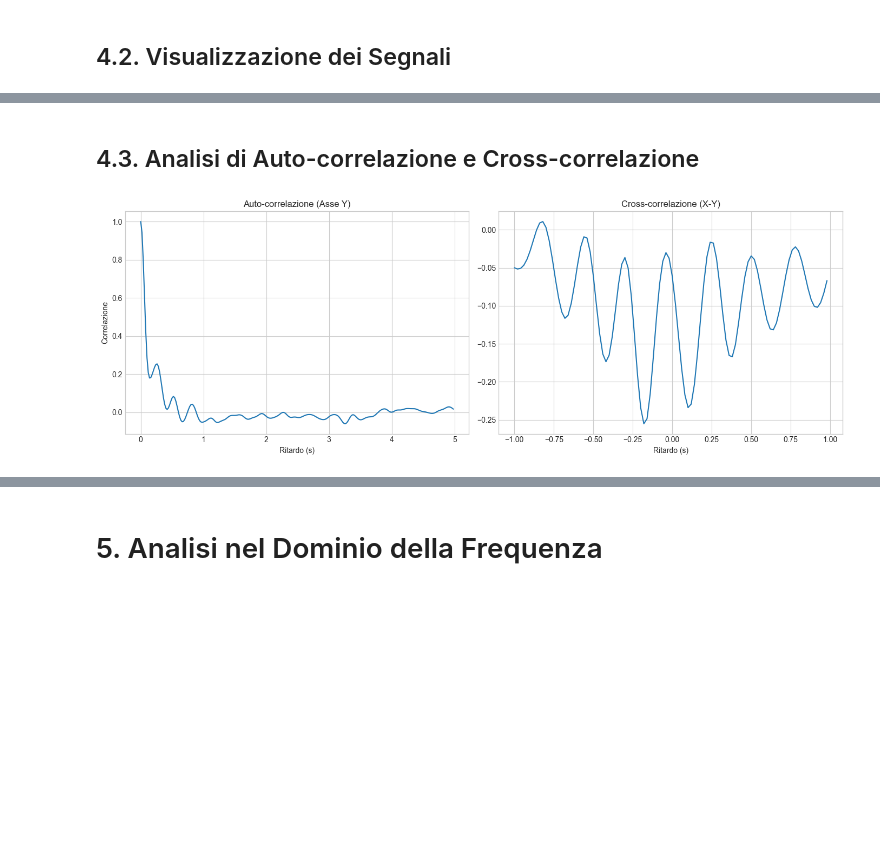
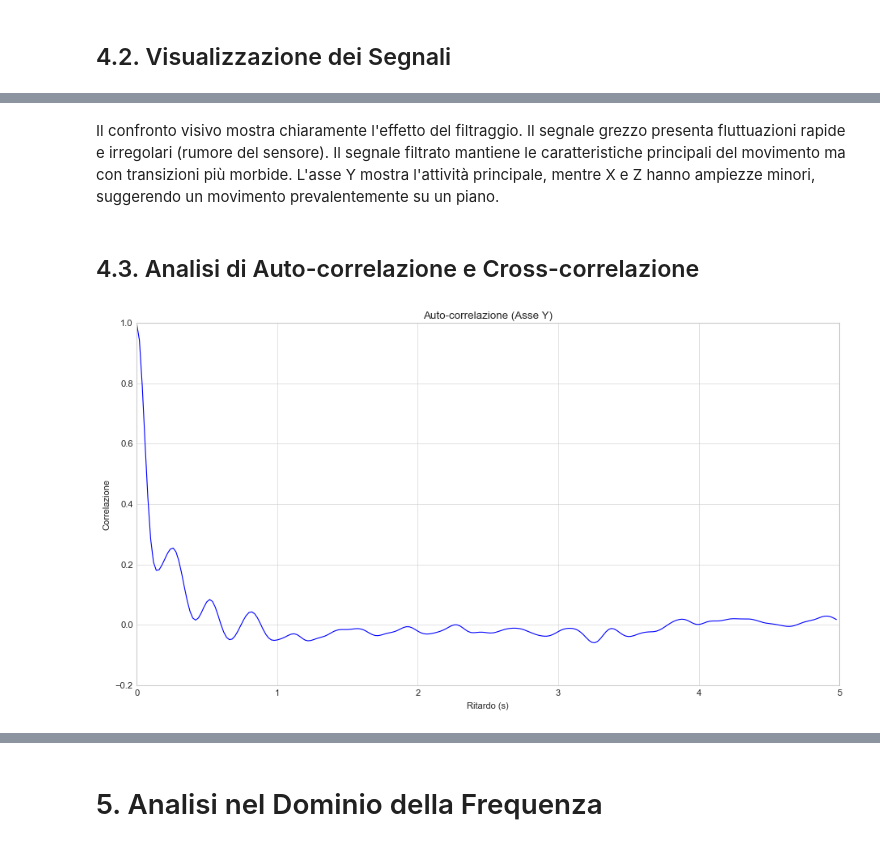
Before and after one commit to AlessioCamerano/Relazione-ATSD, a Jupyter notebook: analisi_segnale.ipynb, the cells around one changed output, grey strips where cells are left out. Drawn from its saved outputs; the diff is of its cells as text; code cells hidden in the pictures; blank space fills up the shorter version.

```diff
--- a/analisi_segnale.ipynb
+++ b/analisi_segnale.ipynb
@@ -49,8 +50,12 @@ plt.rcParams['font.size'] = 10
 # %%
 DATA_DIR = Path('RawData')
 exp_file = DATA_DIR / 'gyro_exp12_user06.txt'
-data = load_gyro_data(exp_file)
-fs = get_sampling_frequency()
+
+# Caricamento diretto dei dati
+data_array = np.loadtxt(exp_file)
+data = pd.DataFrame(data_array, columns=['gyro_x', 'gyro_y', 'gyro_z'])
+
+fs = 50.0  # Frequenza di campionamento in Hz
 T = 1 / fs
 n_samples = len(data)
 duration = n_samples * T
@@ -203,44 +221,34 @@ plt.show()
+# %% [markdown]
+Il confronto visivo mostra chiaramente l'effetto del filtraggio. Il segnale grezzo presenta fluttuazioni rapide e irregolari (rumore del sensore). Il segnale filtrato mantiene le caratteristiche principali del movimento ma con transizioni più morbide. L'asse Y mostra l'attività principale, mentre X e Z hanno ampiezze minori, suggerendo un movimento prevalentemente su un piano.
 # %% [markdown]
 ## 4.3. Analisi di Auto-correlazione e Cross-correlazione
 # %%
 def compute_autocorr(x, max_lag):
     """Calcola l'auto-correlazione normalizzata."""
     x_norm = (x - np.mean(x)) / np.std(x)
     ac = np.correlate(x_norm, x_norm, mode='full')
     mid = len(ac) // 2
     return ac[mid:mid + max_lag] / ac[mid]
 
 def compute_crosscorr(x, y, max_lag):
     """Calcola la cross-correlazione normalizzata."""
     x_norm = (x - np.mean(x)) / np.std(x)
     y_norm = (y - np.mean(y)) / np.std(y)
     cc = np.correlate(x_norm, y_norm, mode='full')
     mid = len(cc) // 2
     return cc[mid - max_lag:mid + max_lag] / len(x)
 
-# --- Auto-correlazione e Cross-correlazione ---
-fig, axes = plt.subplots(1, 2, figsize=(14, 5))
+# --- Auto-correlazione ---
 max_lag_ac = 250
-max_lag_cc = 50
-
-# Auto-correlazione
 lags_ac = np.arange(max_lag_ac) * T
 ac = compute_autocorr(data_filt['gyro_y'].values, max_lag_ac)
-axes[0].plot(lags_ac, ac)
-axes[0].set_title('Auto-correlazione (Asse Y)')
-axes[0].set_xlabel('Ritardo (s)')
-axes[0].set_ylabel('Correlazione')
-axes[0].grid(True)
 
-# Cross-correlazione
-lags_cc = np.arange(-max_lag_cc, max_lag_cc) * T
-cc = compute_crosscorr(data_filt['gyro_x'].values, data_filt['gyro_y'].values, max_lag_cc)
-axes[1].plot(lags_cc, cc)
-axes[1].set_title('Cross-correlazione (X-Y)')
-axes[1].set_xlabel('Ritardo (s)')
-axes[1].grid(True)
-
-plt.tight_layout()
+plt.figure(figsize=(14, 7))
+plt.plot(lags_ac, ac)
+plt.title('Auto-correlazione (Asse Y)')
+plt.xlabel('Ritardo (s)')
+plt.ylabel('Correlazione')
+plt.grid(True)
 plt.show()
 # %% [output]
-[figure, old version]
+[figure, new version]
```
Also changed, not shown: parts of 21 cells of this notebook, 16 other files.
